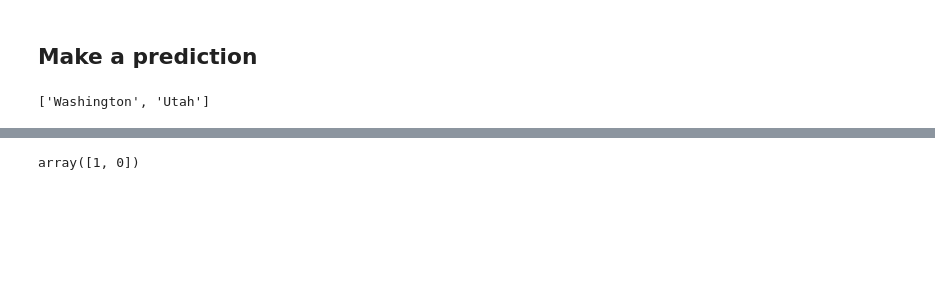
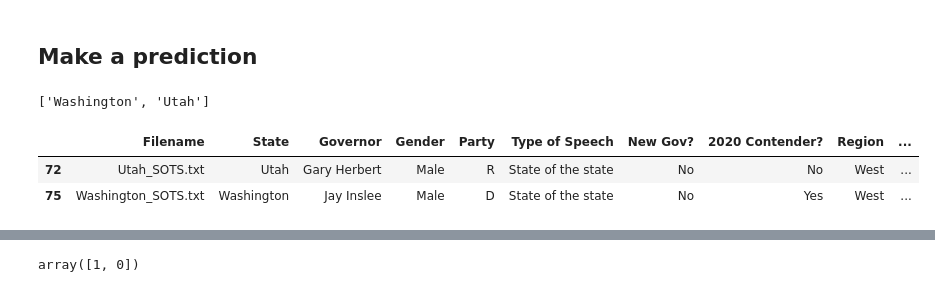
Before and after one commit to data4news/text-analysis, a Jupyter notebook: state-of-the-states-1.ipynb, the cells around one changed output, grey strips where cells are left out. Drawn from its saved outputs; the diff is of its cells as text; code cells hidden in the pictures; blank space fills up the shorter version.

```diff
--- a/state-of-the-states-1.ipynb
+++ b/state-of-the-states-1.ipynb
@@ -144,5 +143,11 @@ dtype: float64
 print(STATES_TO_WITHOLD)
 # %% [output]
 ['Washington', 'Utah']
+# %%
+df_witheld
+# %% [output]
+|  | Filename | State | Governor | Gender | Party | Type of Speech | New Gov? | 2020 Contender? | Region | ... |
+| 72 | Utah_SOTS.txt | Utah | Gary Herbert | Male | R | State of the state | No | No | West | ... |
+| 75 | Washington_SOTS.txt | Washington | Jay Inslee | Male | D | State of the state | No | Yes | West | ... |
 # %%
 witheld_speeches = get_speeches(df_witheld)
```
Also changed, not shown: parts of 12 cells of this notebook.
